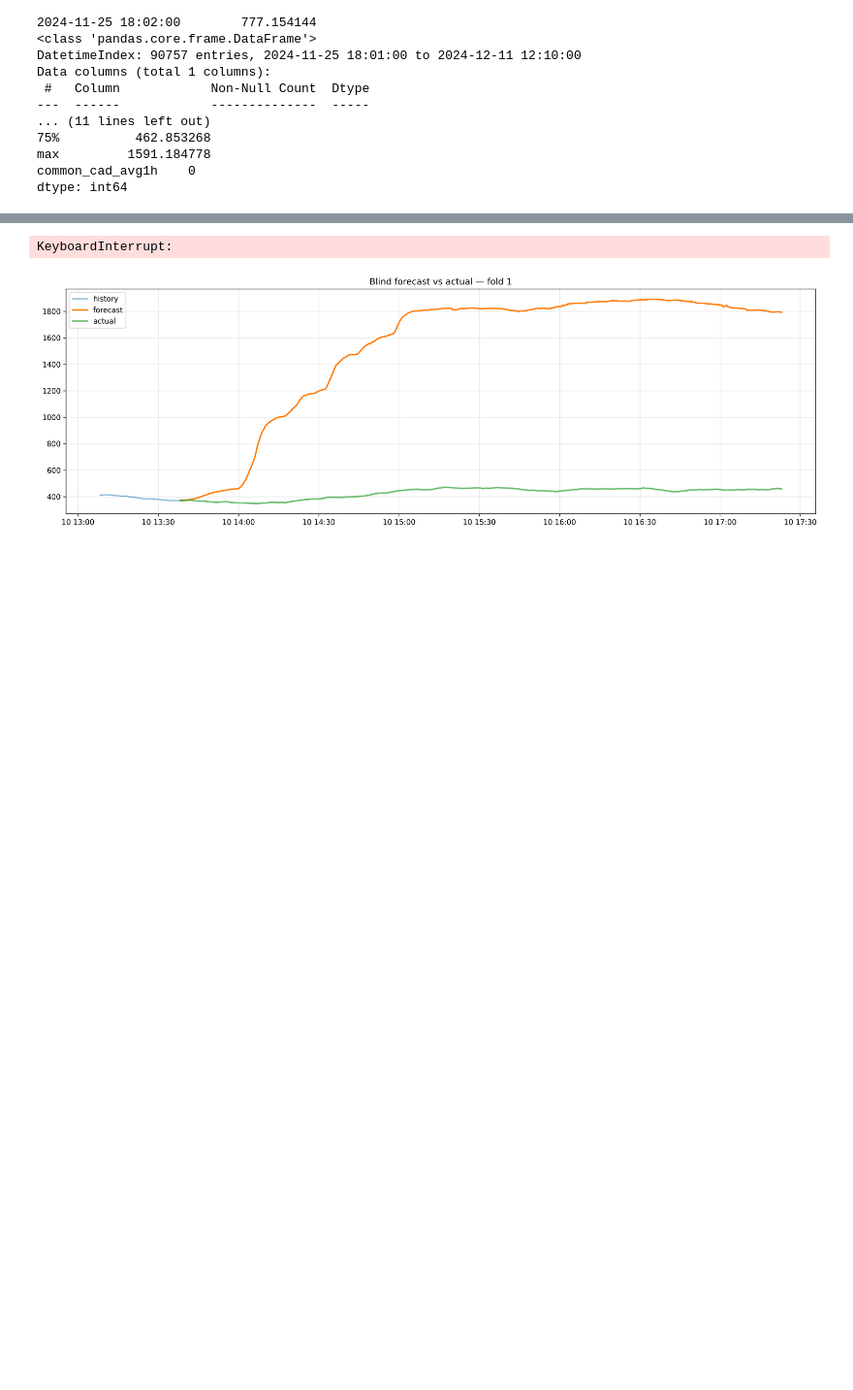
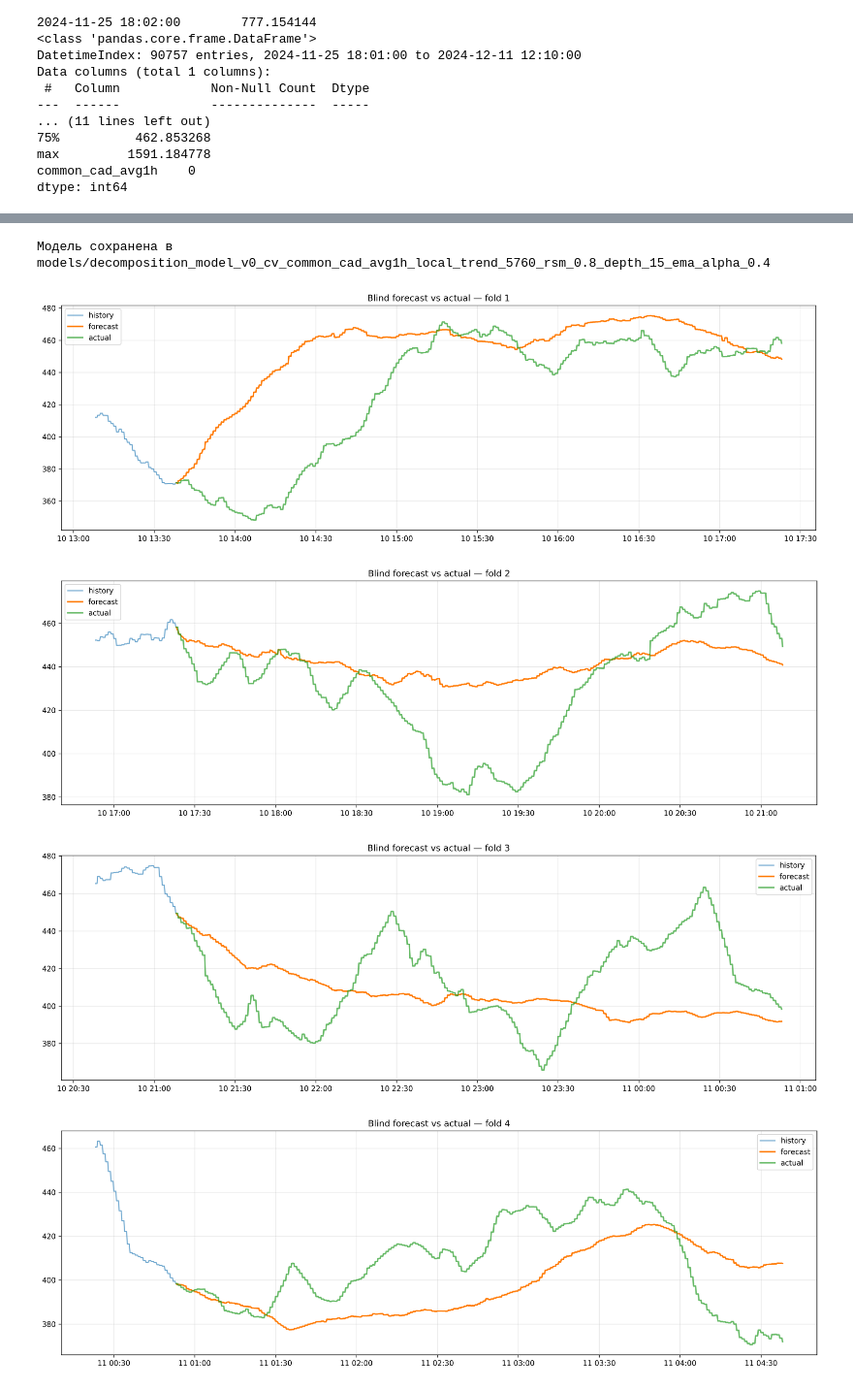
Before and after one commit to nikborovets/realtime_anomaly_analytics, a Jupyter notebook: catboost_recursive_cad_decomposition_avg.ipynb, the cells around one changed output, grey strips where cells are left out. Shown at 97% size. Drawn from its saved outputs; the diff is of its cells as text; code cells hidden in the pictures; blank space fills up the shorter version.

Commit message:
add ewm alpha res

```diff
--- a/catboost_recursive_cad_decomposition_avg.ipynb
+++ b/catboost_recursive_cad_decomposition_avg.ipynb
@@ -56,7 +56,7 @@ df = clean_timeseries(df, 'common_cad_avg1h')   # вместо блока 0‑3
 # %%
 import logging
 
-model_name = "decomposition_model_v3_cv_common_cad_avg1h_local_trend_5760_rsm_0.8_depth_15"
+model_name = "decomposition_model_v0_cv_common_cad_avg1h_local_trend_5760_rsm_0.8_depth_15_ema_alpha_0.4"
 
 os.makedirs(f"plots/{model_name}", exist_ok=True)
 logging.basicConfig(
@@ -116,8 +116,16 @@ for i, (train_index, val_index) in enumerate(tscv.split(df_for_cv)):
     # Модель для фолда
     model_fold = DecompositionImprovedTrendModel(
         horizon=len(df_val_fold), # Горизонт равен размеру валидационного сета
-        trend_model_type='local',
+        trend_model_type='global',
         trend_window_size=5760,
+        depth=15,
+        l2_leaf_reg=40,
+        learning_rate=0.015,
+        iterations=500,
+        rsm=0.75,
+        early_stopping_rounds=300,
+        use_cyclic_features=False,
+        ema_alpha=0.4,
     )
 
     logging.info("Начинаю обучение на фолде...")
@@ -167,8 +175,17 @@ else:
 logging.info("\nНачинаю обучение финальной модели на всех данных train+val...")
 final_model = DecompositionImprovedTrendModel(
     horizon=len(df_hold), # Горизонт прогноза равен размеру hold-out
-    trend_model_type='local',
+    trend_model_type='global',
     trend_window_size=5760,
+    depth=15,
+    l2_leaf_reg=40,
+    learning_rate=0.015,
+    iterations=500,
+    rsm=0.75,
+    early_stopping_rounds=300,
+    use_cyclic_features=False,
+    ema_alpha=0.4,
+
 )
 
 final_model.fit(
@@ -198,2 +217,5 @@ final_model.save(model_name)
-KeyboardInterrupt:
+Модель сохранена в models/decomposition_model_v0_cv_common_cad_avg1h_local_trend_5760_rsm_0.8_depth_15_ema_alpha_0.4
-[figure, old version]
+[figure, new version]
+[figure, added]
+[figure, added]
+[figure, added]
```
Also changed, not shown: parts of 9 cells of this notebook, 10 other files.
